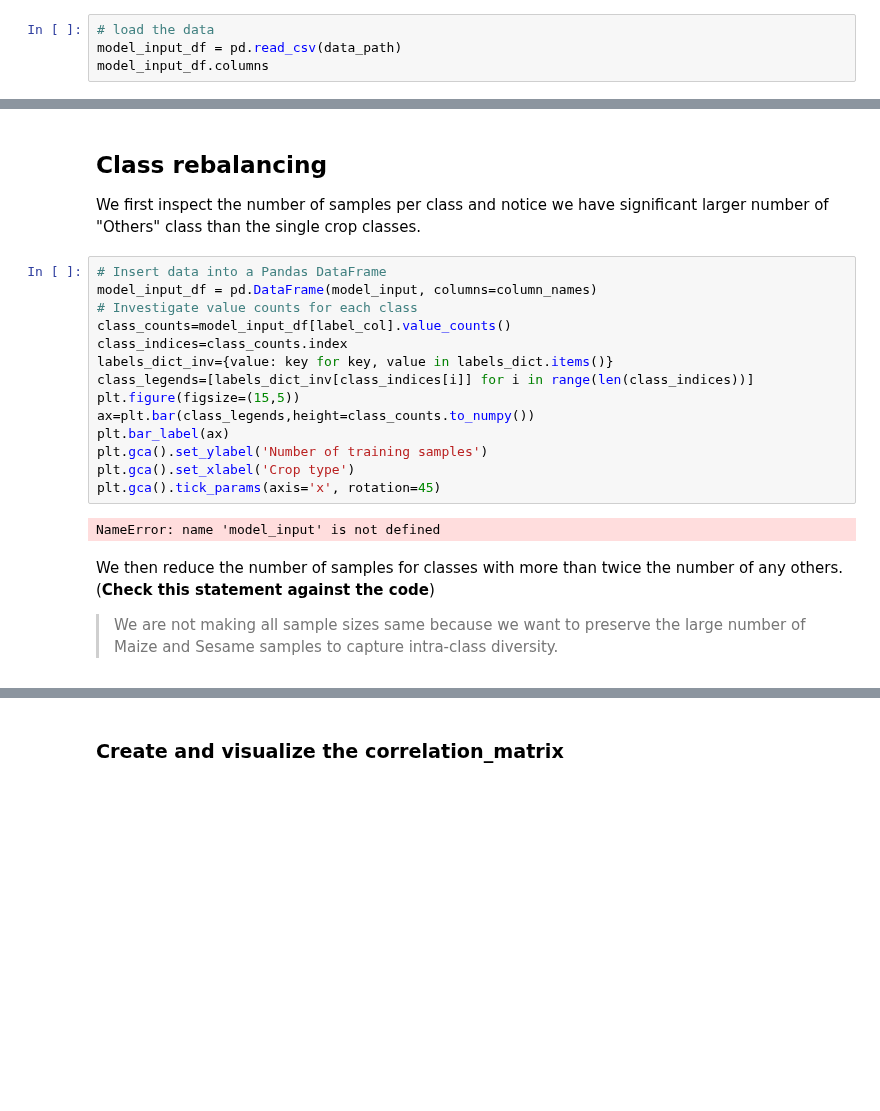
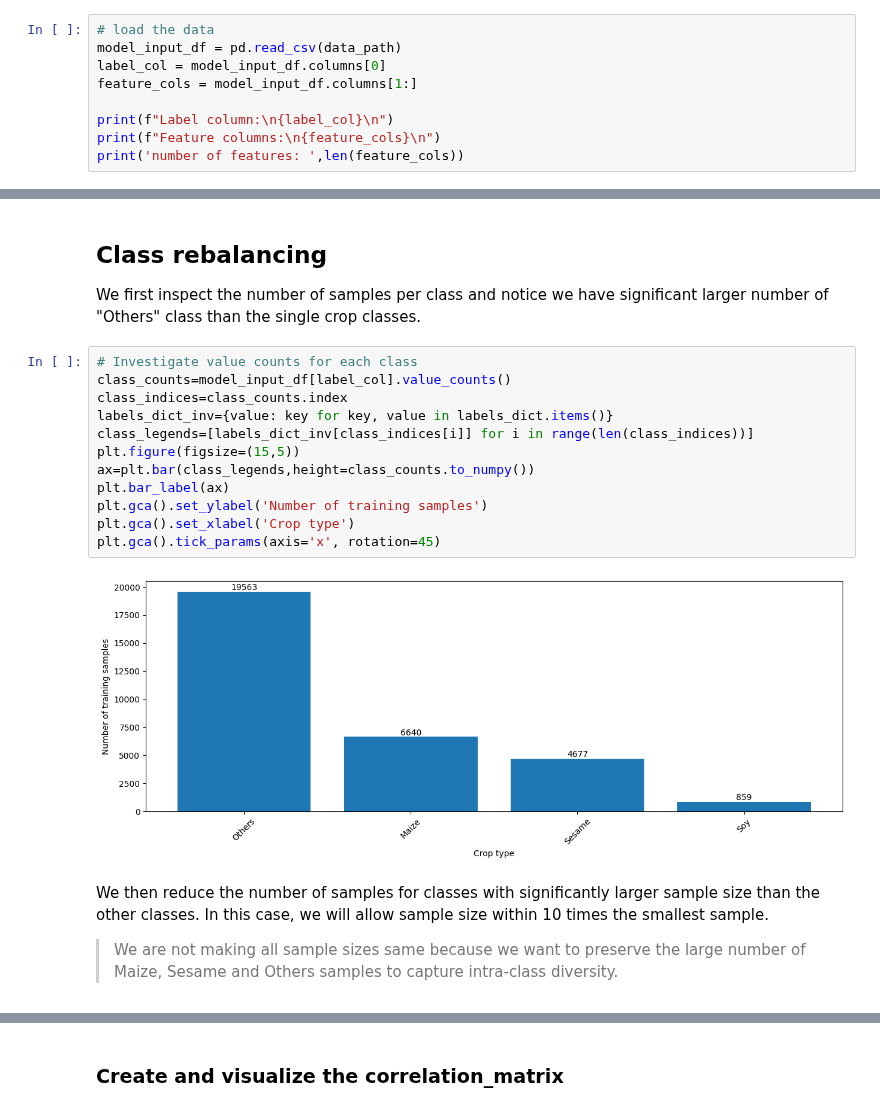
Before and after one commit to digitalearthafrica/FAO_crop_type, a Jupyter notebook: 4_Training_feature_selection.ipynb, the cells around one changed output, grey strips where cells are left out. Cells and saved outputs as stored; diff of their text form; blank space fills up the shorter version.

```diff
--- a/4_Training_feature_selection.ipynb
+++ b/4_Training_feature_selection.ipynb
@@ -68,4 +48,9 @@ model_col_indices = [column_names.index(var_name) for var_name in column_names[1
 # %%
 # load the data
 model_input_df = pd.read_csv(data_path)
-model_input_df.columns
+label_col = model_input_df.columns[0]
+feature_cols = model_input_df.columns[1:]
+
+print(f"Label column:\n{label_col}\n")
+print(f"Feature columns:\n{feature_cols}\n")
+print('number of features: ',len(feature_cols))
@@ -84,23 +83,21 @@ labels_dict
 
 We first inspect the number of samples per class and notice we have significant larger number of "Others" class than the single crop classes.
 # %%
-# Insert data into a Pandas DataFrame
-model_input_df = pd.DataFrame(model_input, columns=column_names)
 # Investigate value counts for each class
 class_counts=model_input_df[label_col].value_counts()
 class_indices=class_counts.index
 labels_dict_inv={value: key for key, value in labels_dict.items()}
 class_legends=[labels_dict_inv[class_indices[i]] for i in range(len(class_indices))]
 plt.figure(figsize=(15,5))
 ax=plt.bar(class_legends,height=class_counts.to_numpy())
 plt.bar_label(ax)
 plt.gca().set_ylabel('Number of training samples')
 plt.gca().set_xlabel('Crop type')
 plt.gca().tick_params(axis='x', rotation=45)
 # %% [output]
-NameError: name 'model_input' is not defined
+[figure, added]
 # %% [markdown]
-We then reduce the number of samples for classes with more than twice the number of any others. (**Check this statement against the code**)
+We then reduce the number of samples for classes with significantly larger sample size than the other classes. In this case, we will allow sample size within 10 times the smallest sample.
 
-> We are not making all sample sizes same because we want to preserve the large number of Maize and Sesame samples to capture intra-class diversity.
+> We are not making all sample sizes same because we want to preserve the large number of Maize, Sesame and Others samples to capture intra-class diversity.
 # %%
```
Also changed, not shown: parts of 14 cells of this notebook, 3 other files.
